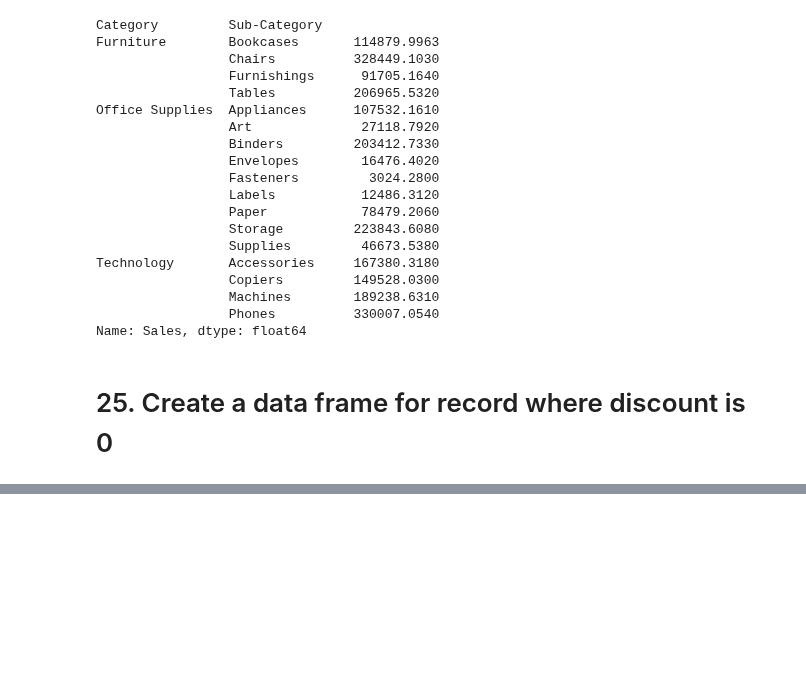
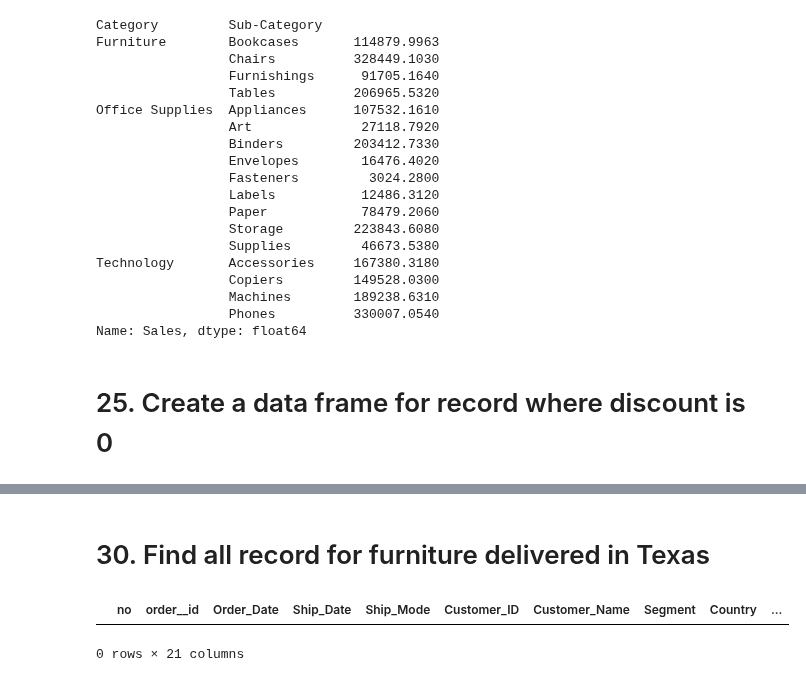
Before and after one commit to Rughwed/assignments, a Jupyter notebook: Numpy_and_pandas/a.ipynb, the cells around one changed output, grey strips where cells are left out. Cells and saved outputs as stored; diff of their text form; code cells hidden in the pictures; blank space fills up the shorter version.

```diff
--- a/Numpy_and_pandas/a.ipynb
+++ b/Numpy_and_pandas/a.ipynb
@@ -485,0 +416,7 @@ read[read["Discount"]==0]
+# %% [markdown]
+# 30. Find all record for furniture delivered in Texas
+# %%
+read[(read["Category"]=='Furniture') & (read["City"]=="Texas")]
+# %% [output]
+|  | no | order__id | Order_Date | Ship_Date | Ship_Mode | Customer_ID | Customer_Name | Segment | Country | ... |
+0 rows × 21 columns
```
Also changed, not shown: parts of 19 cells of this notebook.
